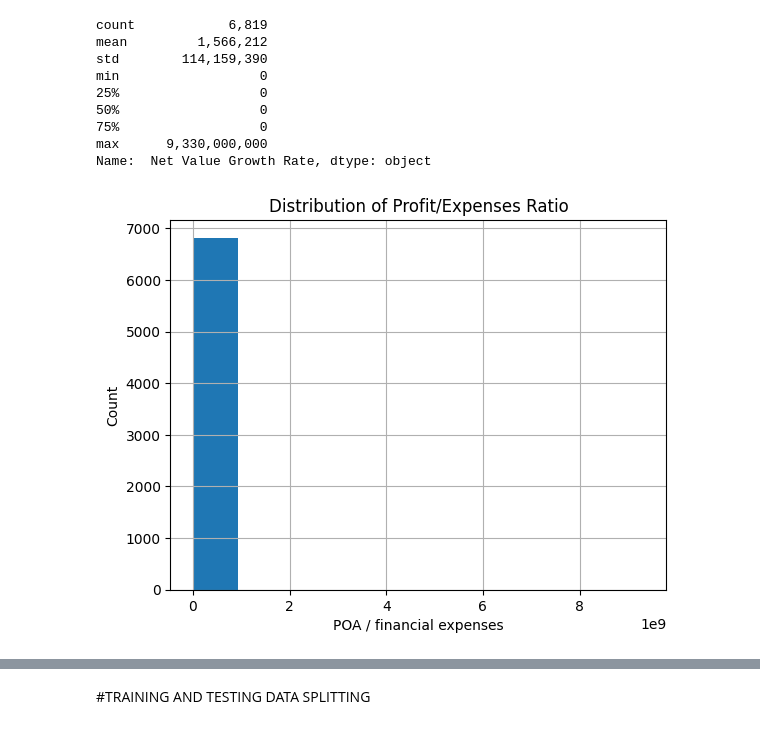
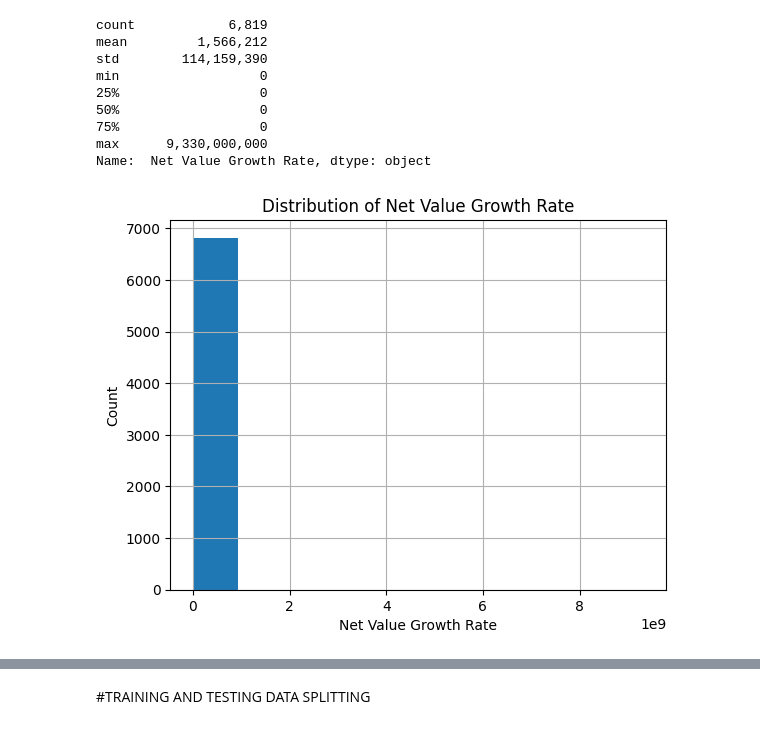
Before and after one commit to ayeshank/Machine-Learning-I, a Jupyter notebook: Project-Class-Imbalance/Taiwanese-Bankruptcy-Prediction_Ayesha-Noor-Khan_ERP-29460/CI_Solution_With_Resampling_Method(SMOTE).ipynb, the cells around one changed output, grey strips where cells are left out. Drawn from its saved outputs; the diff is of its cells as text; code cells hidden in the pictures.

```diff
--- a/Project-Class-Imbalance/Taiwanese-Bankruptcy-Prediction_Ayesha-Noor-Khan_ERP-29460/CI_Solution_With_Resampling_Method(SMOTE).ipynb
+++ b/Project-Class-Imbalance/Taiwanese-Bankruptcy-Prediction_Ayesha-Noor-Khan_ERP-29460/CI_Solution_With_Resampling_Method(SMOTE).ipynb
@@ -364,8 +407,8 @@ Name:  Net Value Growth Rate, dtype: object
 # %%
 # Plot histogram of `A27`
 X[" Net Value Growth Rate"].hist()
-plt.xlabel("POA / financial expenses")
+plt.xlabel("Net Value Growth Rate")
 plt.ylabel("Count"),
-plt.title("Distribution of Profit/Expenses Ratio");
+plt.title("Distribution of Net Value Growth Rate");
 # %% [output]
-[figure, old version]
+[figure, new version]
```
Also changed, not shown: parts of 18 cells of this notebook.
